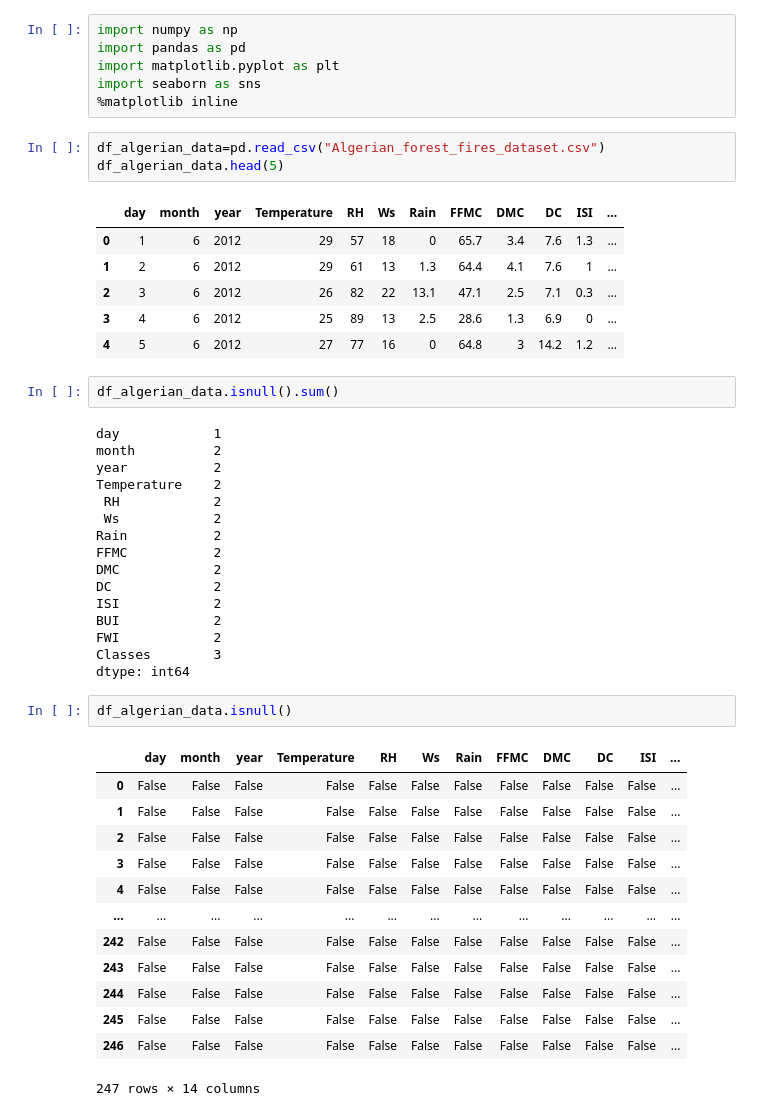
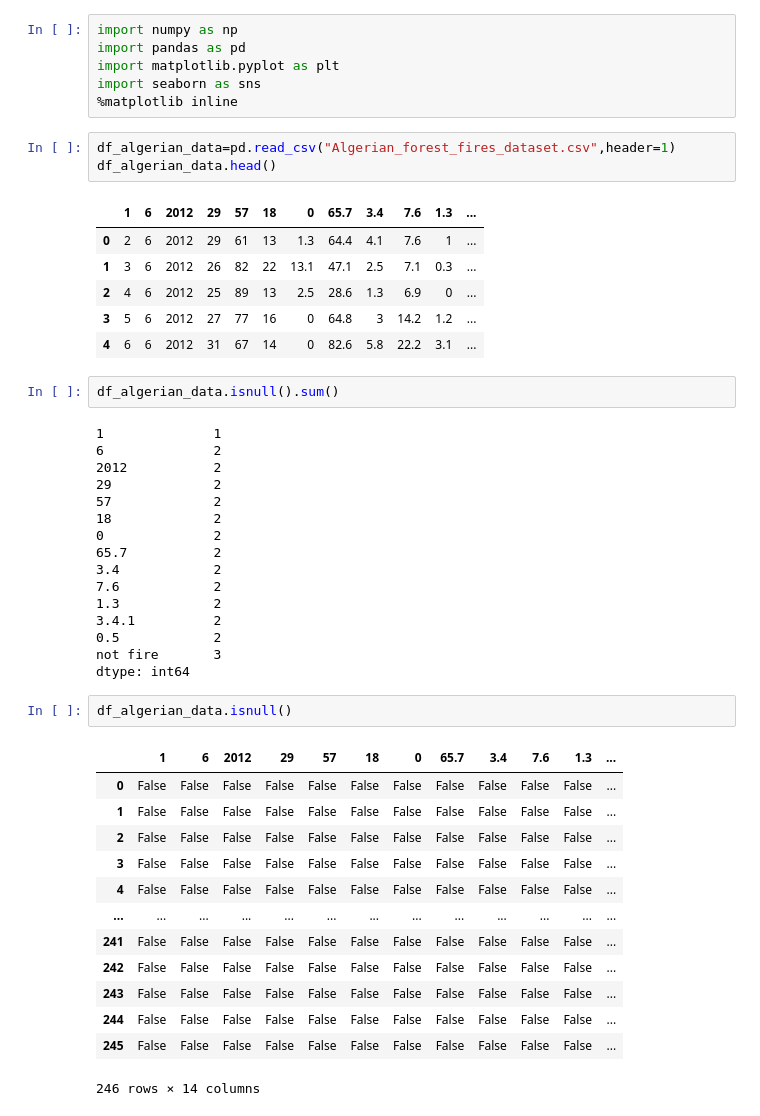
Before and after one commit to Mahadev1729/MLrn, a Jupyter notebook: Regression/all_three_regrssion.ipynb, the cells around one changed output. Drawn from its saved outputs; the diff is of its cells as text.

```diff
--- a/Regression/all_three_regrssion.ipynb
+++ b/Regression/all_three_regrssion.ipynb
@@ -9,46 +9,46 @@ import matplotlib.pyplot as plt
 import seaborn as sns
 %matplotlib inline
 # %%
-df_algerian_data=pd.read_csv("Algerian_forest_fires_dataset.csv")
-df_algerian_data.head(5)
+df_algerian_data=pd.read_csv("Algerian_forest_fires_dataset.csv",header=1)
+df_algerian_data.head()
 # %% [output]
-|  | day | month | year | Temperature | RH | Ws | Rain | FFMC | DMC | DC | ISI | ... |
-| 0 | 1 | 6 | 2012 | 29 | 57 | 18 | 0 | 65.7 | 3.4 | 7.6 | 1.3 | ... |
-| 1 | 2 | 6 | 2012 | 29 | 61 | 13 | 1.3 | 64.4 | 4.1 | 7.6 | 1 | ... |
-| 2 | 3 | 6 | 2012 | 26 | 82 | 22 | 13.1 | 47.1 | 2.5 | 7.1 | 0.3 | ... |
-| 3 | 4 | 6 | 2012 | 25 | 89 | 13 | 2.5 | 28.6 | 1.3 | 6.9 | 0 | ... |
-| 4 | 5 | 6 | 2012 | 27 | 77 | 16 | 0 | 64.8 | 3 | 14.2 | 1.2 | ... |
+|  | 1 | 6 | 2012 | 29 | 57 | 18 | 0 | 65.7 | 3.4 | 7.6 | 1.3 | ... |
+| 0 | 2 | 6 | 2012 | 29 | 61 | 13 | 1.3 | 64.4 | 4.1 | 7.6 | 1 | ... |
+| 1 | 3 | 6 | 2012 | 26 | 82 | 22 | 13.1 | 47.1 | 2.5 | 7.1 | 0.3 | ... |
+| 2 | 4 | 6 | 2012 | 25 | 89 | 13 | 2.5 | 28.6 | 1.3 | 6.9 | 0 | ... |
+| 3 | 5 | 6 | 2012 | 27 | 77 | 16 | 0 | 64.8 | 3 | 14.2 | 1.2 | ... |
+| 4 | 6 | 6 | 2012 | 31 | 67 | 14 | 0 | 82.6 | 5.8 | 22.2 | 3.1 | ... |
 # %%
 df_algerian_data.isnull().sum()
 # %% [output]
-day            1
-month          2
-year           2
-Temperature    2
- RH            2
- Ws            2
-Rain           2
-FFMC           2
-DMC            2
-DC             2
-ISI            2
-BUI            2
-FWI            2
-Classes        3
+1              1
+6              2
+2012           2
+29             2
+57             2
+18             2
+0              2
+65.7           2
+3.4            2
+7.6            2
+1.3            2
+3.4.1          2
+0.5            2
+not fire       3
 dtype: int64
 # %%
 df_algerian_data.isnull()
 # %% [output]
-|  | day | month | year | Temperature | RH | Ws | Rain | FFMC | DMC | DC | ISI | ... |
+|  | 1 | 6 | 2012 | 29 | 57 | 18 | 0 | 65.7 | 3.4 | 7.6 | 1.3 | ... |
 | 0 | False | False | False | False | False | False | False | False | False | False | False | ... |
 | 1 | False | False | False | False | False | False | False | False | False | False | False | ... |
 | 2 | False | False | False | False | False | False | False | False | False | False | False | ... |
 | 3 | False | False | False | False | False | False | False | False | False | False | False | ... |
 | 4 | False | False | False | False | False | False | False | False | False | False | False | ... |
 | ... | ... | ... | ... | ... | ... | ... | ... | ... | ... | ... | ... | ... |
+| 241 | False | False | False | False | False | False | False | False | False | False | False | ... |
 | 242 | False | False | False | False | False | False | False | False | False | False | False | ... |
 | 243 | False | False | False | False | False | False | False | False | False | False | False | ... |
 | 244 | False | False | False | False | False | False | False | False | False | False | False | ... |
 | 245 | False | False | False | False | False | False | False | False | False | False | False | ... |
-| 246 | False | False | False | False | False | False | False | False | False | False | False | ... |
-247 rows × 14 columns
+246 rows × 14 columns
```
Also changed, not shown: parts of 11 cells of this notebook.
